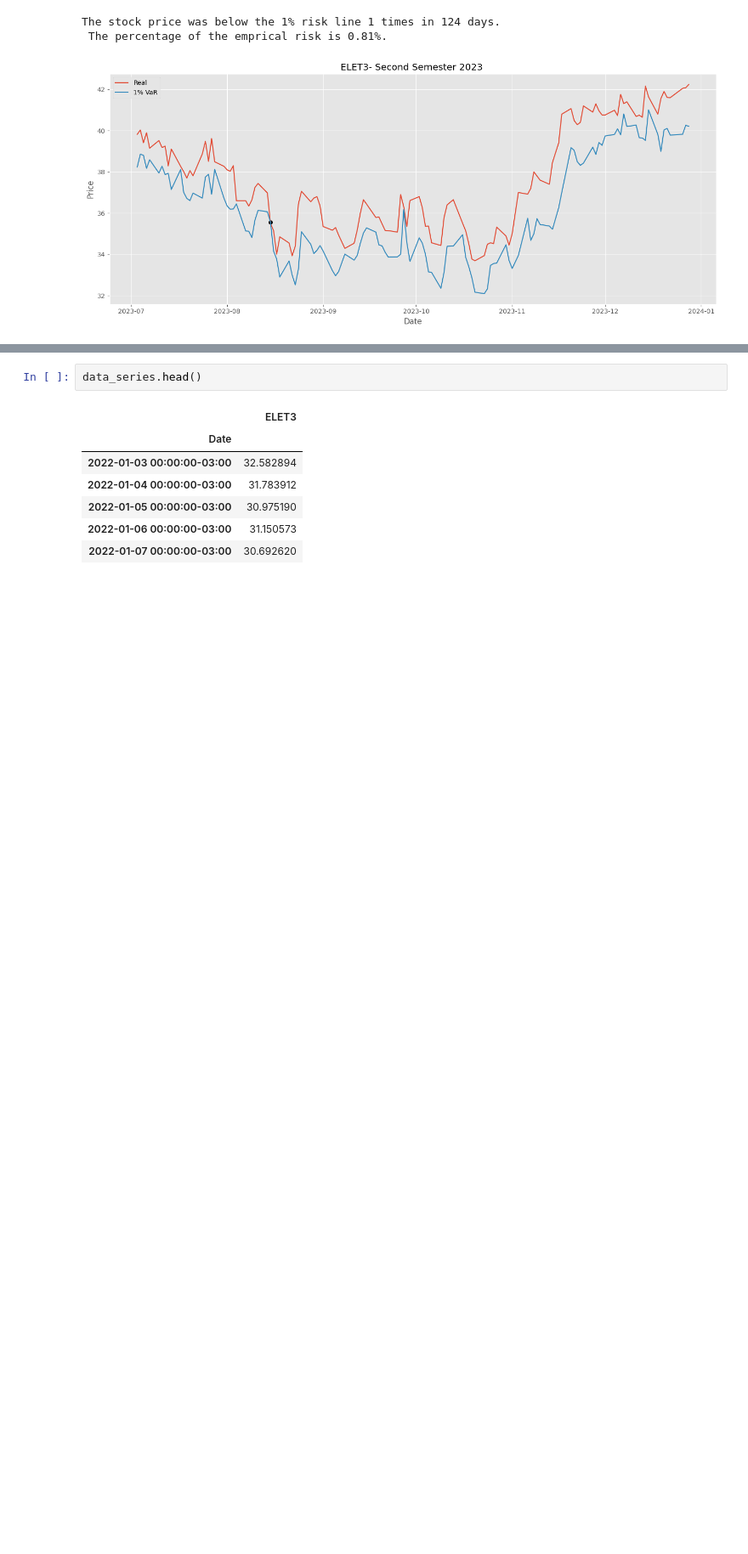
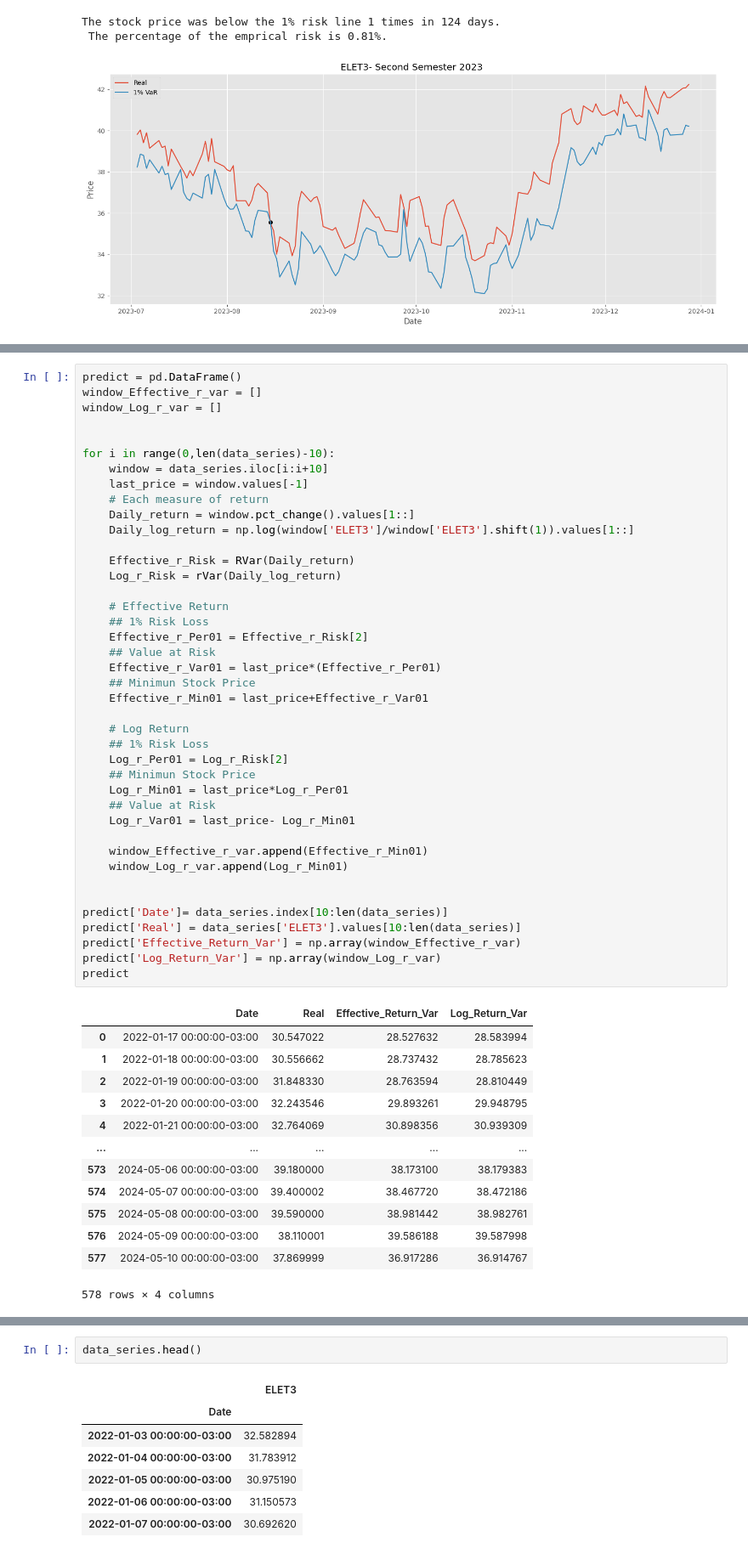
Before and after one commit to IsraelFPM/Risk-Analysis, a Jupyter notebook: ValueAtRisk.ipynb, the cells around one changed output, grey strips where cells are left out. Shown at 85% size. Drawn from its saved outputs; the diff is of its cells as text; blank space fills up the shorter version.

```diff
--- a/ValueAtRisk.ipynb
+++ b/ValueAtRisk.ipynb
@@ -656,0 +678,55 @@ The stock price was below the 1% risk line 1 times in 124 days.
+# %%
+predict = pd.DataFrame()
+window_Effective_r_var = []
+window_Log_r_var = []
+
+
+for i in range(0,len(data_series)-10):
+    window = data_series.iloc[i:i+10]
+    last_price = window.values[-1]
+    # Each measure of return
+    Daily_return = window.pct_change().values[1::]
+    Daily_log_return = np.log(window['ELET3']/window['ELET3'].shift(1)).values[1::]
+
+    Effective_r_Risk = RVar(Daily_return)
+    Log_r_Risk = rVar(Daily_log_return)
+
+    # Effective Return
+    ## 1% Risk Loss
+    Effective_r_Per01 = Effective_r_Risk[2]
+    ## Value at Risk
+    Effective_r_Var01 = last_price*(Effective_r_Per01)
+    ## Minimun Stock Price
+    Effective_r_Min01 = last_price+Effective_r_Var01
+
+    # Log Return
+    ## 1% Risk Loss
+    Log_r_Per01 = Log_r_Risk[2]
+    ## Minimun Stock Price
+    Log_r_Min01 = last_price*Log_r_Per01
+    ## Value at Risk
+    Log_r_Var01 = last_price- Log_r_Min01
+
+    window_Effective_r_var.append(Effective_r_Min01)
+    window_Log_r_var.append(Log_r_Min01)
+
+
+predict['Date']= data_series.index[10:len(data_series)]
+predict['Real'] = data_series['ELET3'].values[10:len(data_series)]
+predict['Effective_Return_Var'] = np.array(window_Effective_r_var)
+predict['Log_Return_Var'] = np.array(window_Log_r_var)
+predict
+# %% [output]
+|  | Date | Real | Effective_Return_Var | Log_Return_Var |
+| 0 | 2022-01-17 00:00:00-03:00 | 30.547022 | 28.527632 | 28.583994 |
+| 1 | 2022-01-18 00:00:00-03:00 | 30.556662 | 28.737432 | 28.785623 |
+| 2 | 2022-01-19 00:00:00-03:00 | 31.848330 | 28.763594 | 28.810449 |
+| 3 | 2022-01-20 00:00:00-03:00 | 32.243546 | 29.893261 | 29.948795 |
+| 4 | 2022-01-21 00:00:00-03:00 | 32.764069 | 30.898356 | 30.939309 |
+| ... | ... | ... | ... | ... |
+| 573 | 2024-05-06 00:00:00-03:00 | 39.180000 | 38.173100 | 38.179383 |
+| 574 | 2024-05-07 00:00:00-03:00 | 39.400002 | 38.467720 | 38.472186 |
+| 575 | 2024-05-08 00:00:00-03:00 | 39.590000 | 38.981442 | 38.982761 |
+| 576 | 2024-05-09 00:00:00-03:00 | 38.110001 | 39.586188 | 39.587998 |
+| 577 | 2024-05-10 00:00:00-03:00 | 37.869999 | 36.917286 | 36.914767 |
+578 rows × 4 columns
```
Also changed, not shown: parts of 12 cells of this notebook.
